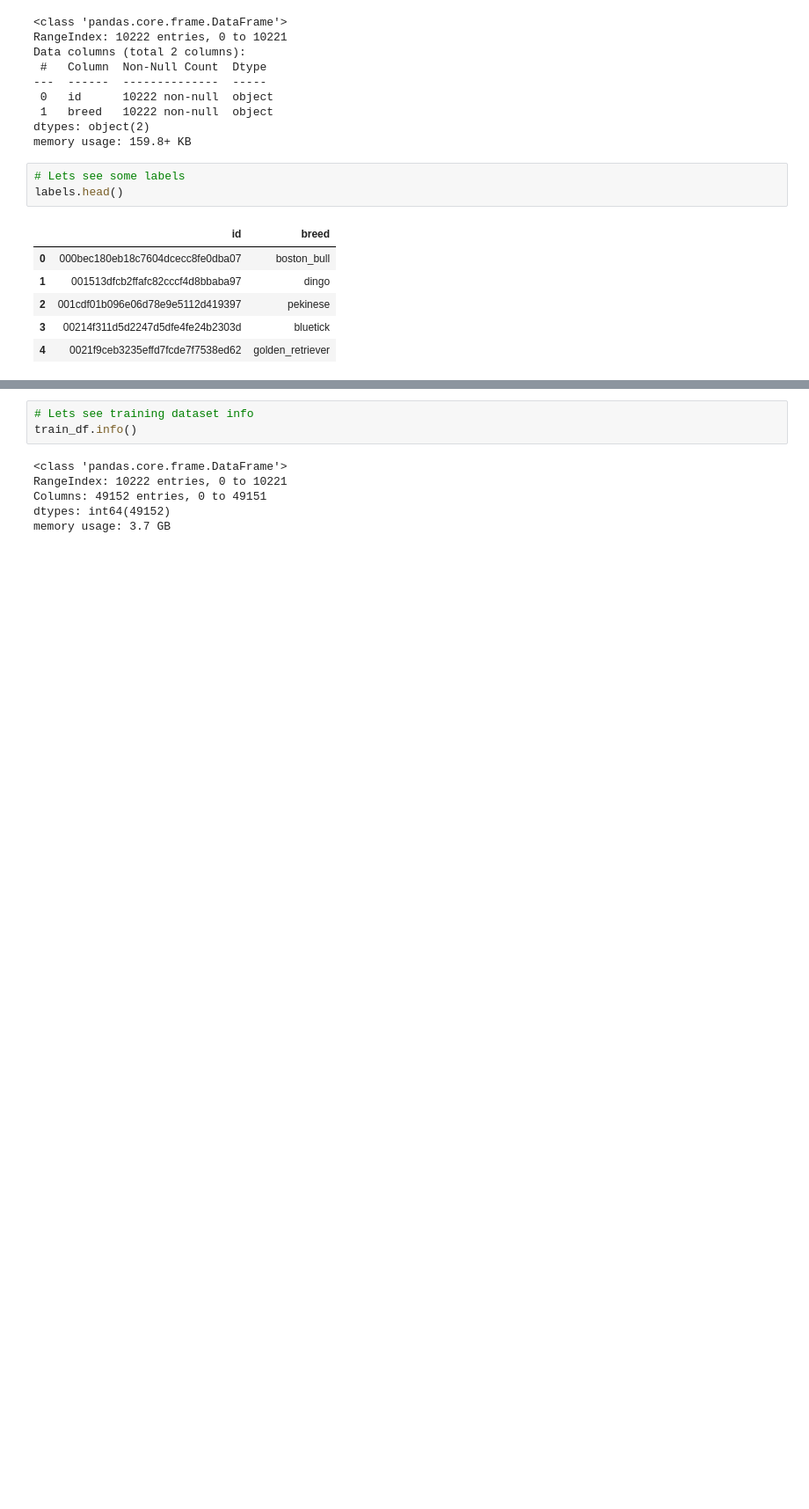
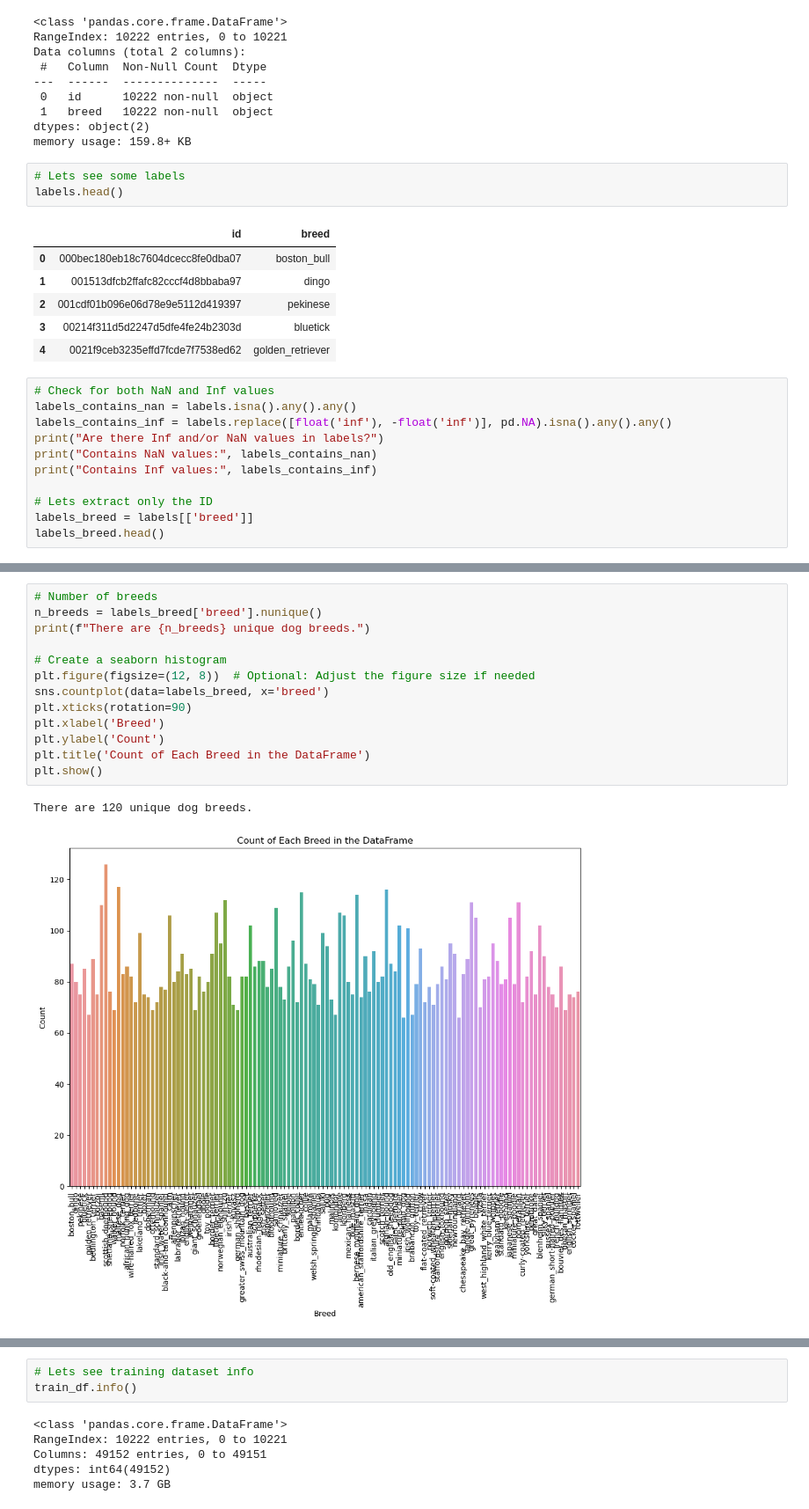
Before and after one commit to vBarFace/Dog-Breed-Identification-Kaggle, a Jupyter notebook: Dog_Breed_Identification.ipynb, the cells around one changed output, grey strips where cells are left out. Shown: that part at 88% size. Cells and saved outputs as stored; diff of their text form; blank space fills up the shorter version.

Commit message:
Labels are analyzed and processed

```diff
--- a/Dog_Breed_Identification.ipynb
+++ b/Dog_Breed_Identification.ipynb
@@ -177,3 +183,14 @@ labels.head()
 | 2 | 001cdf01b096e06d78e9e5112d419397 | pekinese |
 | 3 | 00214f311d5d2247d5dfe4fe24b2303d | bluetick |
 | 4 | 0021f9ceb3235effd7fcde7f7538ed62 | golden_retriever |
+# %%
+# Check for both NaN and Inf values
+labels_contains_nan = labels.isna().any().any()
+labels_contains_inf = labels.replace([float('inf'), -float('inf')], pd.NA).isna().any().any()
+print("Are there Inf and/or NaN values in labels?")
+print("Contains NaN values:", labels_contains_nan)
+print("Contains Inf values:", labels_contains_inf)
+
+# Lets extract only the ID
+labels_breed = labels[['breed']]
+labels_breed.head()
@@ -179,0 +207,16 @@ labels.head()
+# %%
+# Number of breeds
+n_breeds = labels_breed['breed'].nunique()
+print(f"There are {n_breeds} unique dog breeds.")
+
+# Create a seaborn histogram
+plt.figure(figsize=(12, 8))  # Optional: Adjust the figure size if needed
+sns.countplot(data=labels_breed, x='breed')
+plt.xticks(rotation=90)
+plt.xlabel('Breed')
+plt.ylabel('Count')
+plt.title('Count of Each Breed in the DataFrame')
+plt.show()
+# %% [output]
+There are 120 unique dog breeds.
+[figure, added]
```
Also changed, not shown: parts of 9 cells of this notebook.
